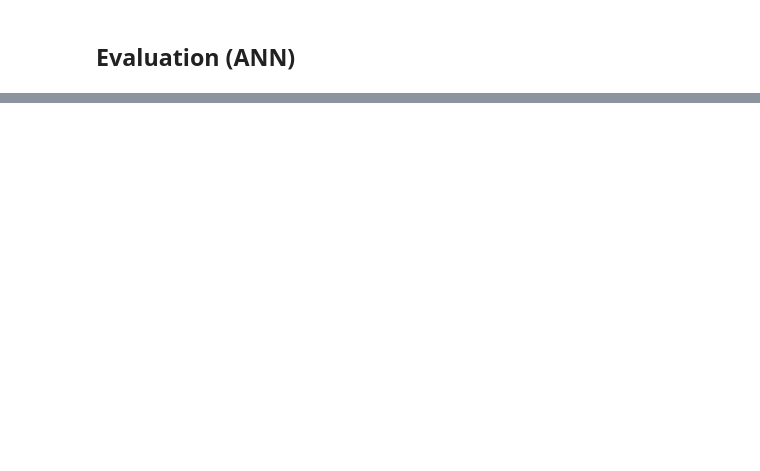
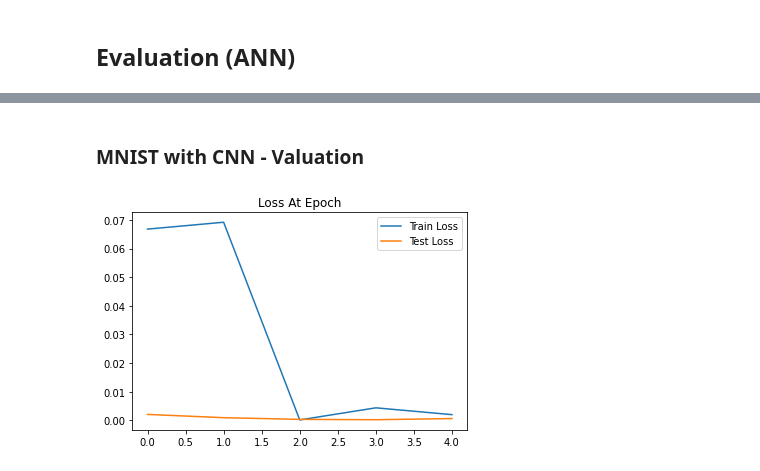
Before and after one commit to faGH/fa.intelligence.notebooks, a Jupyter notebook: labs/pytorch/8 - convolutional_neural_networks.ipynb, the cells around one changed output, grey strips where cells are left out. Saved outputs shown, nothing was run; the diff lists cells and outputs as text; code cells hidden in the pictures; blank space fills up the shorter version.

```diff
--- a/labs/pytorch/8 - convolutional_neural_networks.ipynb
+++ b/labs/pytorch/8 - convolutional_neural_networks.ipynb
@@ -232,0 +296,36 @@ array([[ 969,    0,    3,    1,    1,    2,    3,    0,    4,    2],
+# %%
+class ConvolutionalNetwork(nn.Module):
+    def __init__(self) -> None:
+        super().__init__()
+
+        self.conv1 = nn.Conv2d(in_channels=1, # 1 for greyscale. 3 for rgb
+                               out_channels=6,
+                               kernel_size=3,
+                               stride=1)
+        self.conv2 = nn.Conv2d(in_channels=self.conv1.out_channels,
+                               out_channels=16,
+                               kernel_size=3,
+                               stride=1)
+        self.fc1 = nn.Linear(in_features=5*5*16,
+                             out_features=120)
+        self.fc2 = nn.Linear(in_features=self.fc1.out_features,
+                             out_features=84)
+        self.fc3 = nn.Linear(in_features=self.fc2.out_features,
+                             out_features=10) # Label count / classes to classify.
+
+    def forward(self, X):
+        X = F.relu(self.conv1(X))
+        X = F.max_pool2d(X, kernel_size=2, stride=2)
+        X = F.relu(self.conv2(X))
+        X = F.max_pool2d(X, kernel_size=2, stride=2)
+        X = X.view(-1, self.fc1.in_features)
+        X = F.relu(self.fc1(X))
+        X = F.relu(self.fc2(X))
+        X = F.log_softmax(self.fc3(X), dim=1)
+
+        return X
+# %%
+torch.manual_seed(42)
+model = ConvolutionalNetwork()
+
+model
@@ -232,0 +346,3 @@ array([[ 969,    0,    3,    1,    1,    2,    3,    0,    4,    2],
+# %%
+criterion = nn.CrossEntropyLoss()
+optimizer = torch.optim.Adam(model.parameters(), lr=0.001)
@@ -232,0 +413,10 @@ array([[ 969,    0,    3,    1,    1,    2,    3,    0,    4,    2],
+# %% [markdown]
+### MNIST with CNN - Valuation
+# %%
+with torch.no_grad():
+    plt.plot(train_losses, label='Train Loss')
+    plt.plot(test_losses, label='Test Loss')
+    plt.title('Loss At Epoch')
+    plt.legend()
+# %% [output]
+[figure, added]
```
Also changed, not shown: parts of 65 cells of this notebook, 1 other file.
